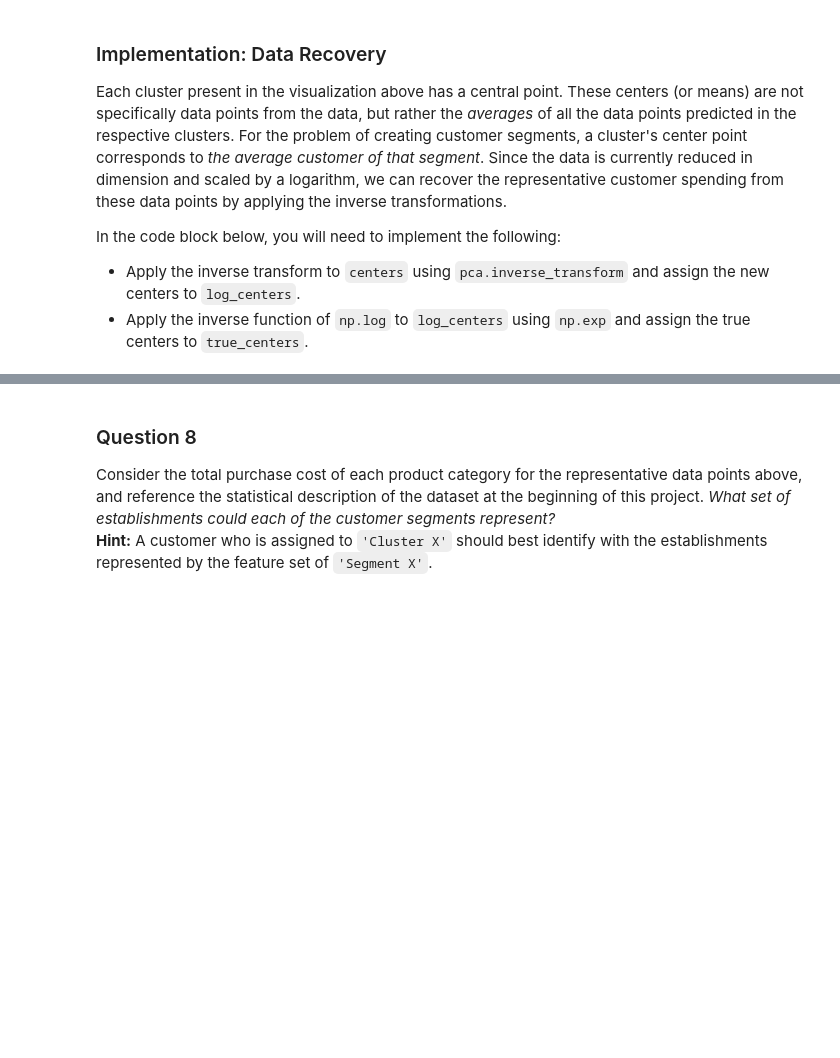
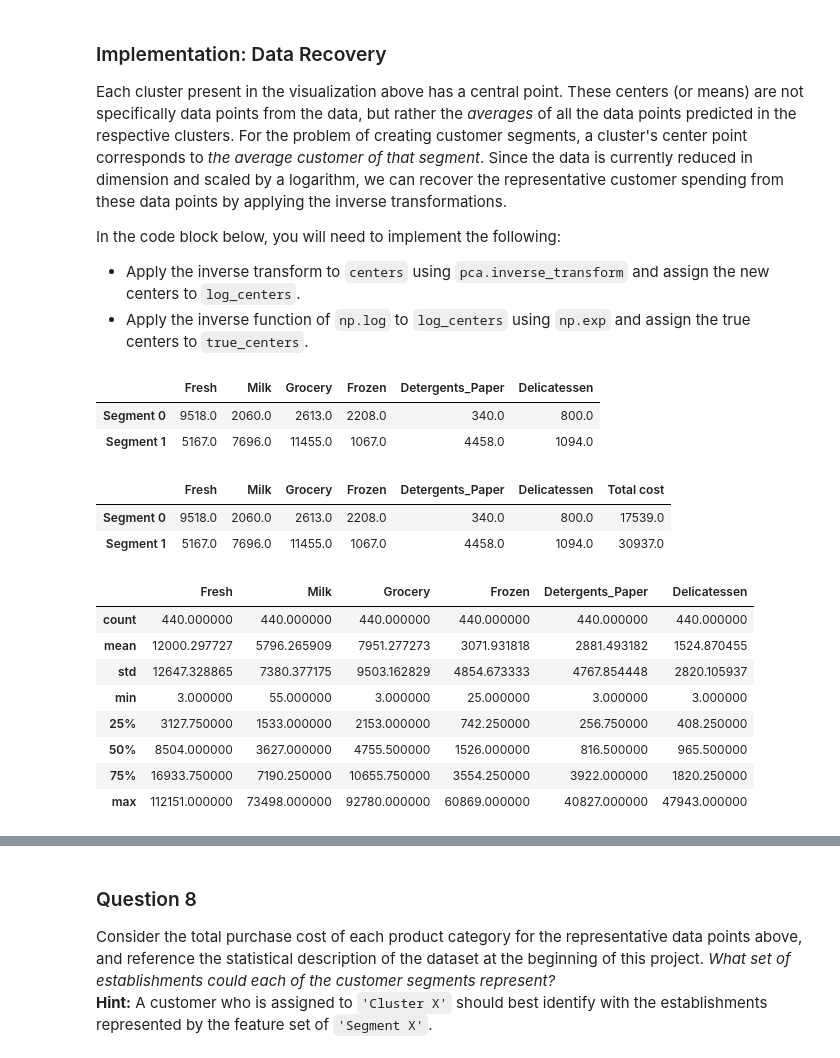
Before and after one commit to andrewwilson/mlnd, a Jupyter notebook: Project3-creating-customer-segments/customer_segments.ipynb, the cells around one changed output, grey strips where cells are left out. Cells and saved outputs as stored; diff of their text form; code cells hidden in the pictures; blank space fills up the shorter version.

```diff
--- a/Project3-creating-customer-segments/customer_segments.ipynb
+++ b/Project3-creating-customer-segments/customer_segments.ipynb
@@ -545,13 +589,35 @@ In the code block below, you will need to implement the following:
  - Apply the inverse function of `np.log` to `log_centers` using `np.exp` and assign the true centers to `true_centers`.
 # %%
 # TODO: Inverse transform the centers
-log_centers = None
+log_centers = pca.inverse_transform(centers)
 
 # TODO: Exponentiate the centers
-true_centers = None
+true_centers = np.exp(log_centers)
 
 # Display the true centers
 segments = ['Segment {}'.format(i) for i in range(0,len(centers))]
 true_centers = pd.DataFrame(np.round(true_centers), columns = data.keys())
 true_centers.index = segments
 display(true_centers)
+# %% [output]
+|  | Fresh | Milk | Grocery | Frozen | Detergents_Paper | Delicatessen |
+| Segment 0 | 9518.0 | 2060.0 | 2613.0 | 2208.0 | 340.0 | 800.0 |
+| Segment 1 | 5167.0 | 7696.0 | 11455.0 | 1067.0 | 4458.0 | 1094.0 |
+# %%
+total_cost = true_centers.sum(axis=1)
+total_cost.name = 'Total cost'
+display(pd.concat([true_centers, total_cost], axis=1))
+display(data.describe())
+# %% [output]
+|  | Fresh | Milk | Grocery | Frozen | Detergents_Paper | Delicatessen | Total cost |
+| Segment 0 | 9518.0 | 2060.0 | 2613.0 | 2208.0 | 340.0 | 800.0 | 17539.0 |
+| Segment 1 | 5167.0 | 7696.0 | 11455.0 | 1067.0 | 4458.0 | 1094.0 | 30937.0 |
+|  | Fresh | Milk | Grocery | Frozen | Detergents_Paper | Delicatessen |
+| count | 440.000000 | 440.000000 | 440.000000 | 440.000000 | 440.000000 | 440.000000 |
+| mean | 12000.297727 | 5796.265909 | 7951.277273 | 3071.931818 | 2881.493182 | 1524.870455 |
+| std | 12647.328865 | 7380.377175 | 9503.162829 | 4854.673333 | 4767.854448 | 2820.105937 |
+| min | 3.000000 | 55.000000 | 3.000000 | 25.000000 | 3.000000 | 3.000000 |
+| 25% | 3127.750000 | 1533.000000 | 2153.000000 | 742.250000 | 256.750000 | 408.250000 |
+| 50% | 8504.000000 | 3627.000000 | 4755.500000 | 1526.000000 | 816.500000 | 965.500000 |
+| 75% | 16933.750000 | 7190.250000 | 10655.750000 | 3554.250000 | 3922.000000 | 1820.250000 |
+| max | 112151.000000 | 73498.000000 | 92780.000000 | 60869.000000 | 40827.000000 | 47943.000000 |
```
Also changed, not shown: parts of 24 cells of this notebook.
